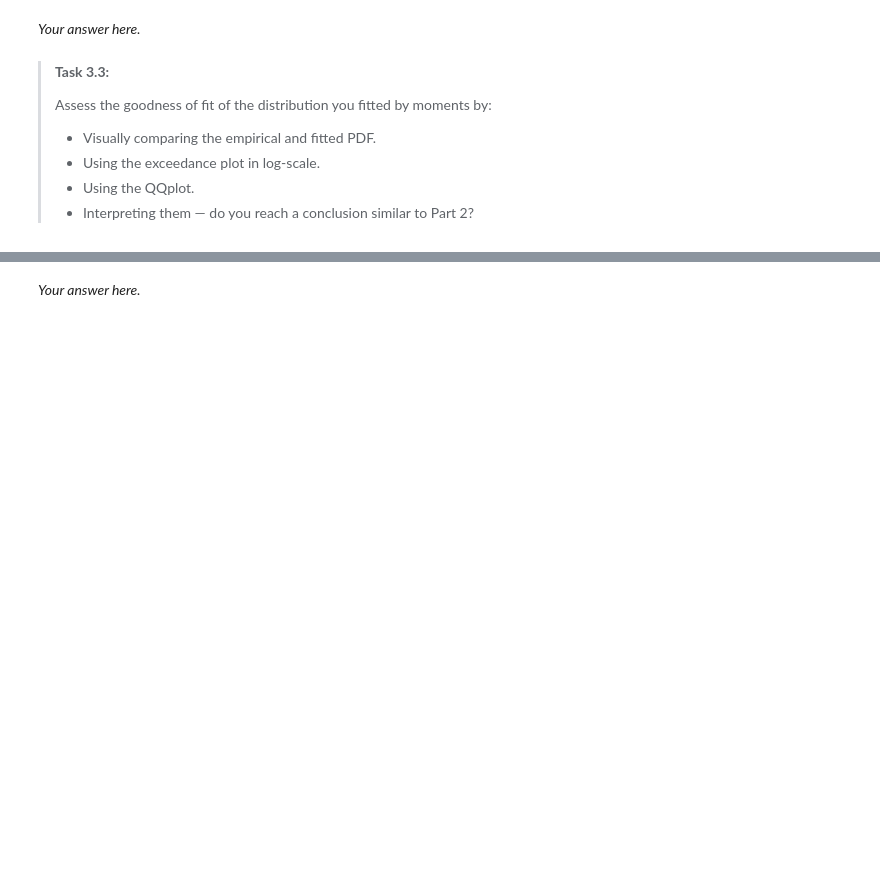
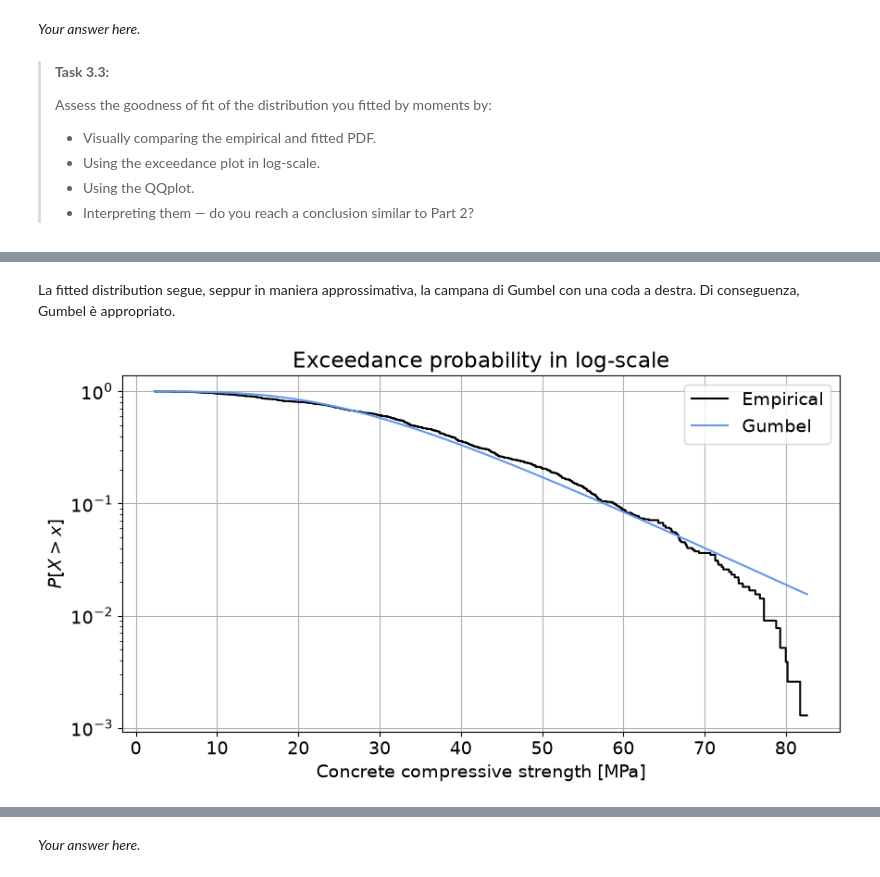
Before and after one commit to LorenzoBellunato/WS1.4, a Jupyter notebook: all_files_WS_1_4/WS1_4_Fit_happens.ipynb, the cells around one changed output, grey strips where cells are left out. Drawn from its saved outputs; the diff is of its cells as text; code cells hidden in the pictures; blank space fills up the shorter version.

```diff
--- a/all_files_WS_1_4/WS1_4_Fit_happens.ipynb
+++ b/all_files_WS_1_4/WS1_4_Fit_happens.ipynb
@@ -186,3 +217,15 @@ plt.show()
+# %% [markdown]
+La fitted distribution segue, seppur in maniera approssimativa, la campana di Gumbel con una coda a destra. Di conseguenza, Gumbel è appropriato.
 # %%
 # Visually compare the exceedance probabilities
-### YOUR CODE HERE
+non_exceedance_probabilities, sorted_values = ecdf(data)
+cdf = stats.gumbel_r.cdf(sorted_values, loc, scale)
+
+fig, axes = plt.subplots(1, 1, figsize=(10, 5))
+axes.step(sorted_values, 1 - non_exceedance_probabilities, color='k', label='Empirical')
+axes.plot(sorted_values, 1 - cdf, color='cornflowerblue', label='Gumbel')
+axes.set_xlabel(label); axes.set_ylabel('$P[X > x]$')
+axes.set_title('Exceedance probability in log-scale'); axes.set_yscale('log')
+axes.legend(); axes.grid()
+# %% [output]
+[figure, added]
```
Also changed, not shown: parts of 12 cells of this notebook, 1 other file.
